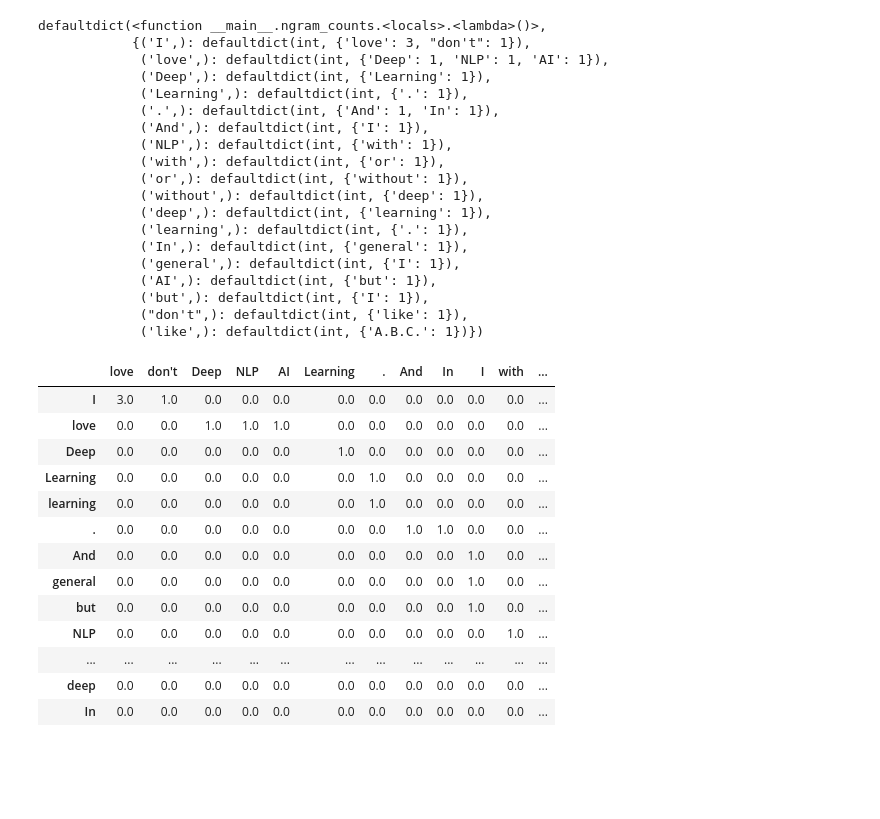
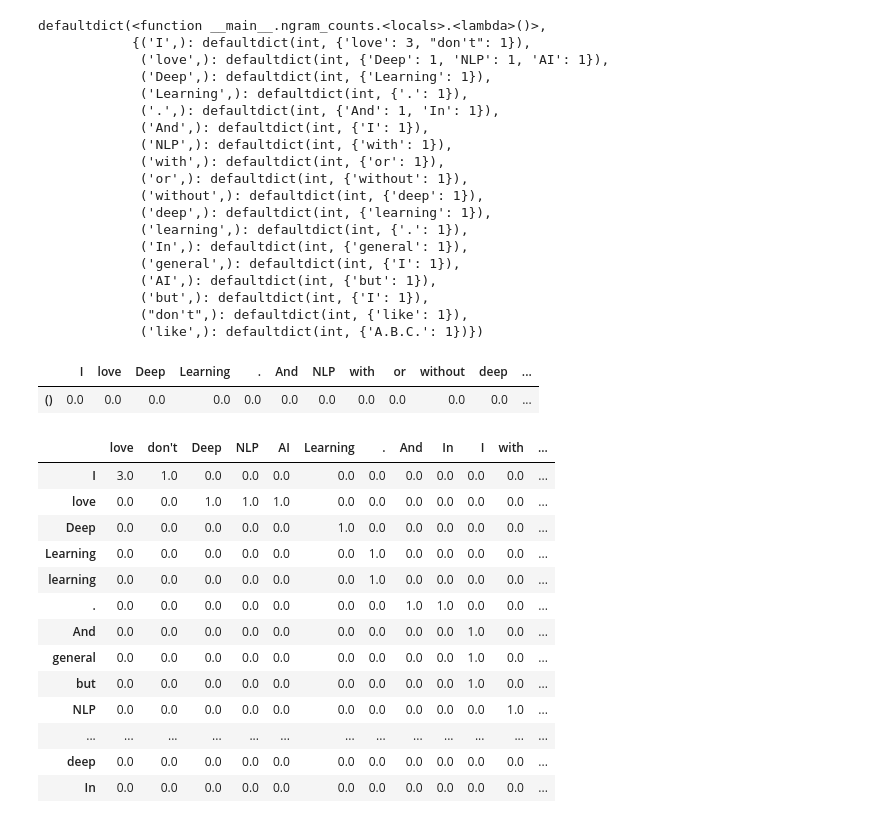
Before and after one commit to Sorooshi/NLP-in-Python, a Jupyter notebook: codes/lab2/a02_ngrams.ipynb, the cells around one changed output. Cells and saved outputs as stored; diff of their text form; code cells hidden in the pictures; blank space fills up the shorter version.

```diff
--- a/codes/lab2/a02_ngrams.ipynb
+++ b/codes/lab2/a02_ngrams.ipynb
@@ -142,6 +142,12 @@ defaultdict(<function __main__.ngram_counts.<locals>.<lambda>()>,
              ('but',): defaultdict(int, {'I': 1}),
              ("don't",): defaultdict(int, {'like': 1}),
              ('like',): defaultdict(int, {'A.B.C.': 1})})
+# %%
+unicnt_df = pd.DataFrame.from_dict(unicnt, orient="index").fillna(0)
+unicnt_df
+# %% [output]
+|  | I | love | Deep | Learning | . | And | NLP | with | or | without | deep | ... |
+| () | 0.0 | 0.0 | 0.0 | 0.0 | 0.0 | 0.0 | 0.0 | 0.0 | 0.0 | 0.0 | 0.0 | ... |
 # %%
 bicnt_df = pd.DataFrame.from_dict(bicnt, orient="index").fillna(0)
 bicnt_df
```
Also changed, not shown: parts of 1 cell of this notebook, 4 other files.
